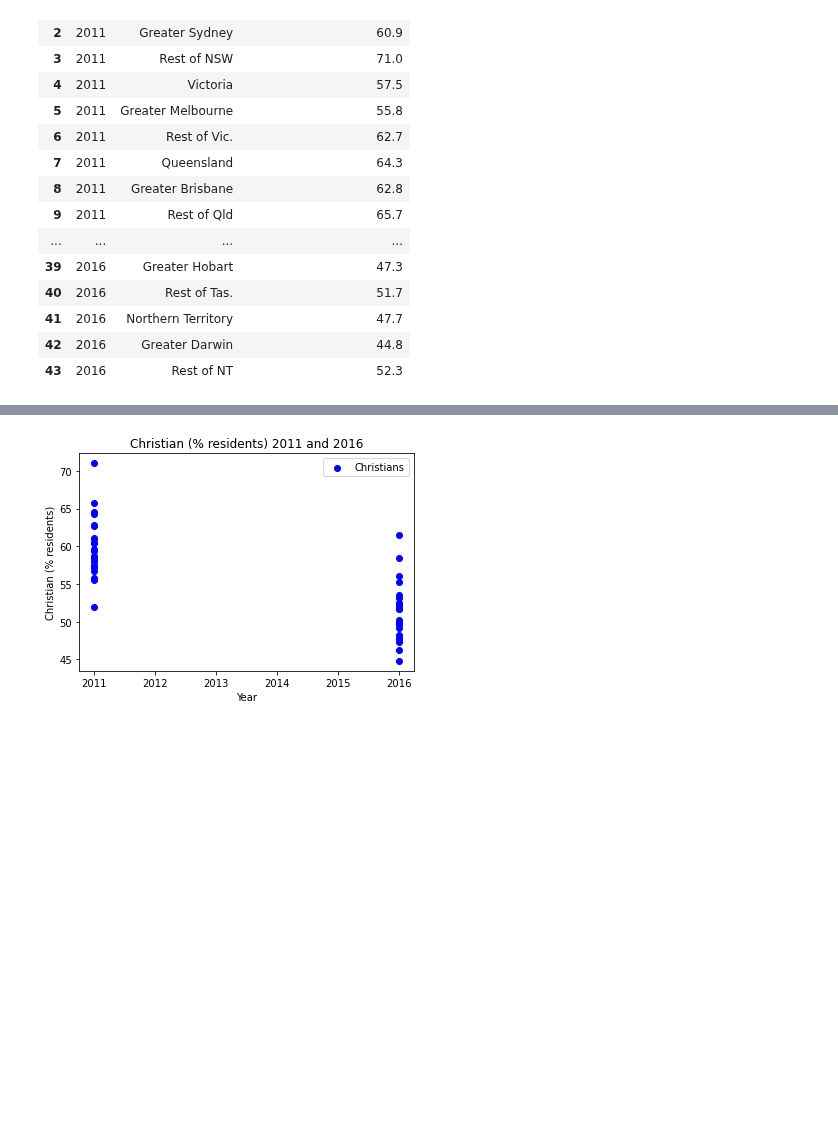
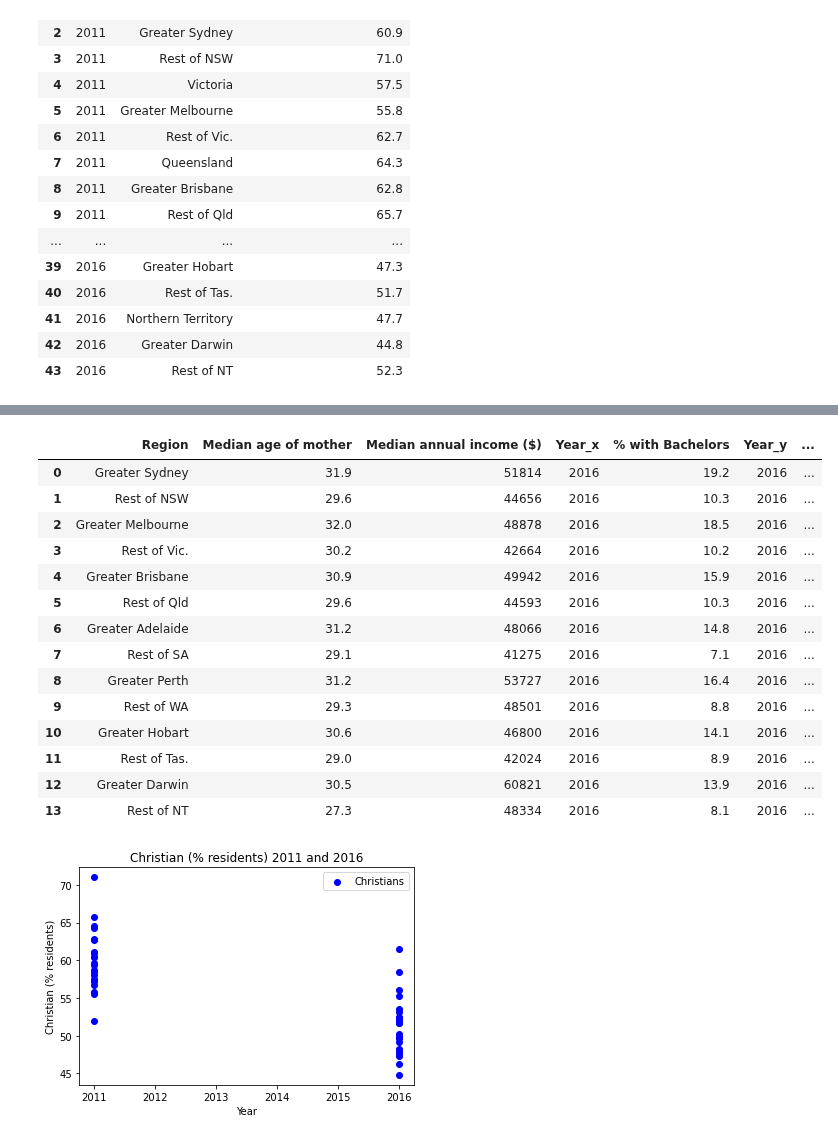
Before and after one commit to NathanJPotter/Team-Project-1, a Jupyter notebook: Project 1.ipynb, the cells around one changed output, grey strips where cells are left out. Cells and saved outputs as stored; diff of their text form; code cells hidden in the pictures; blank space fills up the shorter version.

Commit message:
Created city_regional_2016_df

```diff
--- a/Project 1.ipynb
+++ b/Project 1.ipynb
@@ -335,3 +322,7 @@ christian_data
 | 41 | 2016 | Northern Territory | 47.7 |
 | 42 | 2016 | Greater Darwin | 44.8 |
 | 43 | 2016 | Rest of NT | 52.3 |
+# %%
+city_regional_df = pd.merge(birth_data_2016_df, income_data_2016_df, how='inner', on='Region')
+city_regional_df = city_regional_df.drop(['Year_x', 'Year_y'], axis = 1)
+city_regional_df
@@ -338,3 +345,28 @@ christian_data
+# %%
+city_regional_2016_df = pd.merge(city_regional_df, edu_data_2016_df, how='inner', on='Region')
+city_regional_2016_df = pd.merge(city_regional_2016_df, prof_data_2016_df, how='inner', on='Region')
+city_regional_2016_df = pd.merge(city_regional_2016_df, mortgage_data_2016_df, how='inner', on='Region')
+city_regional_2016_df = pd.merge(city_regional_2016_df, mortgage_stress_2016_df, how='inner', on='Region')
+city_regional_2016_df = pd.merge(city_regional_2016_df, rental_data_2016_df, how='inner', on='Region')
+city_regional_2016_df = pd.merge(city_regional_2016_df, rental_stress_2016_df, how='inner', on='Region')
+city_regional_2016_df = pd.merge(city_regional_2016_df, christian_data_2016_df, how='inner', on='Region')
+city_regional_2016_df
+# %% [output]
+|  | Region | Median age of mother | Median annual income ($) | Year_x | % with Bachelors | Year_y | ... |
+| 0 | Greater Sydney | 31.9 | 51814 | 2016 | 19.2 | 2016 | ... |
+| 1 | Rest of NSW | 29.6 | 44656 | 2016 | 10.3 | 2016 | ... |
+| 2 | Greater Melbourne | 32.0 | 48878 | 2016 | 18.5 | 2016 | ... |
+| 3 | Rest of Vic. | 30.2 | 42664 | 2016 | 10.2 | 2016 | ... |
+| 4 | Greater Brisbane | 30.9 | 49942 | 2016 | 15.9 | 2016 | ... |
+| 5 | Rest of Qld | 29.6 | 44593 | 2016 | 10.3 | 2016 | ... |
+| 6 | Greater Adelaide | 31.2 | 48066 | 2016 | 14.8 | 2016 | ... |
+| 7 | Rest of SA | 29.1 | 41275 | 2016 | 7.1 | 2016 | ... |
+| 8 | Greater Perth | 31.2 | 53727 | 2016 | 16.4 | 2016 | ... |
+| 9 | Rest of WA | 29.3 | 48501 | 2016 | 8.8 | 2016 | ... |
+| 10 | Greater Hobart | 30.6 | 46800 | 2016 | 14.1 | 2016 | ... |
+| 11 | Rest of Tas. | 29.0 | 42024 | 2016 | 8.9 | 2016 | ... |
+| 12 | Greater Darwin | 30.5 | 60821 | 2016 | 13.9 | 2016 | ... |
+| 13 | Rest of NT | 27.3 | 48334 | 2016 | 8.1 | 2016 | ... |
 # %%
 # plot christian_data
 plt.scatter(christian_data["Year"], christian_data["Christian (% residents)"], color = 'b', label = "Christians")
```
Also changed, not shown: parts of 2 cells of this notebook.
